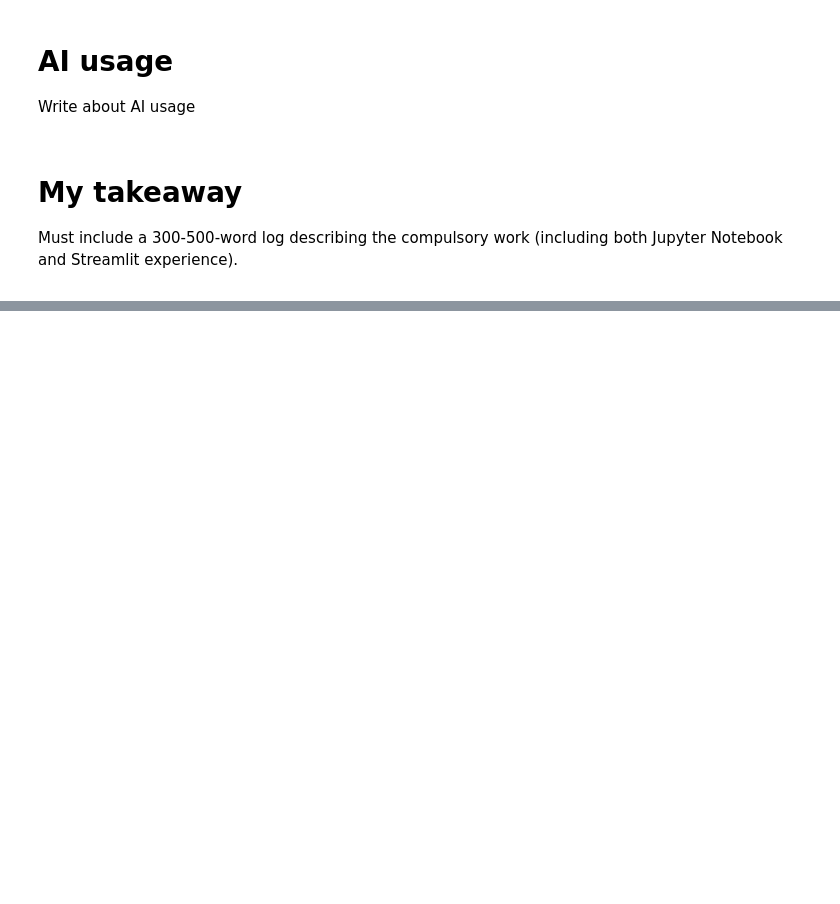
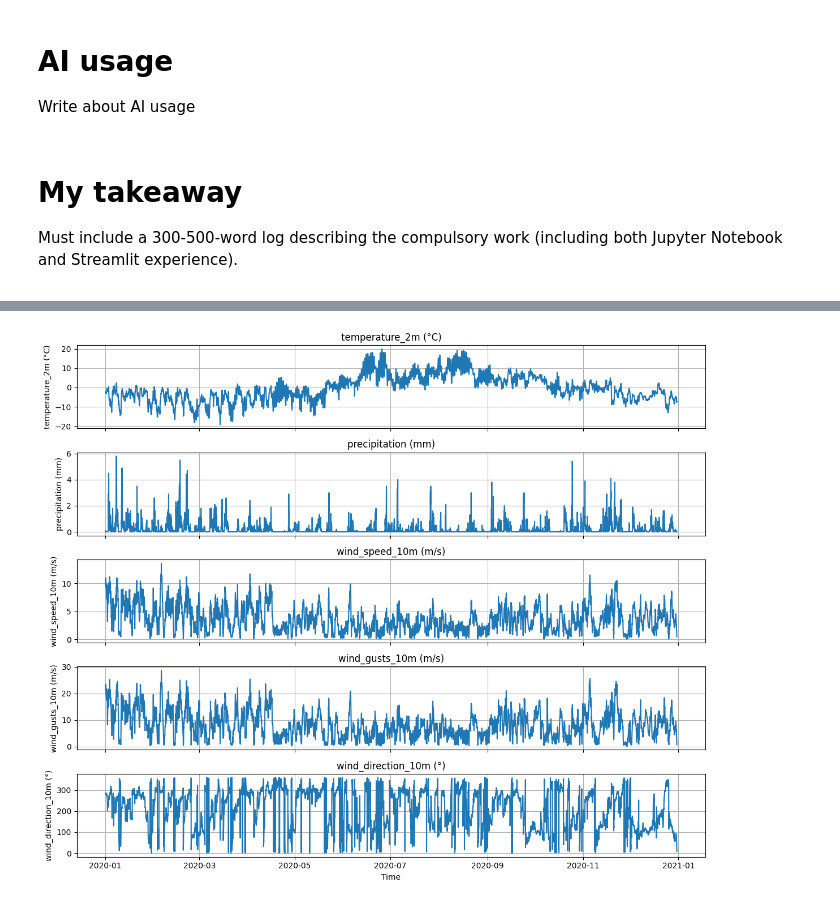
Before and after one commit to JoeriH06/IND320-Joeri, a Jupyter notebook: Assignment1/Main.ipynb, the cells around one changed output, grey strips where cells are left out. Cells and saved outputs as stored; diff of their text form; code cells hidden in the pictures; blank space fills up the shorter version.

```diff
--- a/Assignment1/Main.ipynb
+++ b/Assignment1/Main.ipynb
@@ -74,0 +128,19 @@ Must include a 300-500-word log describing the compulsory work (including both J
+# %%
+# Task 4:
+# https://matplotlib.org/stable/gallery/subplots_axes_and_figures/subplots_demo.html
+# Create subplots, total of 6 columns -1 because we dont need the time plot. so, 5 plots (1) column
+fig, axes = plt.subplots(len(data.columns) - 1, 1, figsize=(12, 10), sharex=True)
+
+# we use zip to combine each axis with corrosponding column
+for ax, column in zip(axes, data.columns[1:]):
+    ax.plot(data["time"], data[column])
+    ax.set_title(column)
+    ax.set_ylabel(column)
+    ax.grid(True)
+
+# We give only the last axes the lable time, this is for visability and usability
+axes[-1].set_xlabel("Time")
+plt.tight_layout()
+plt.show()
+# %% [output]
+[figure, added]
```
Also changed, not shown: parts of 2 cells of this notebook, 4 other files.
